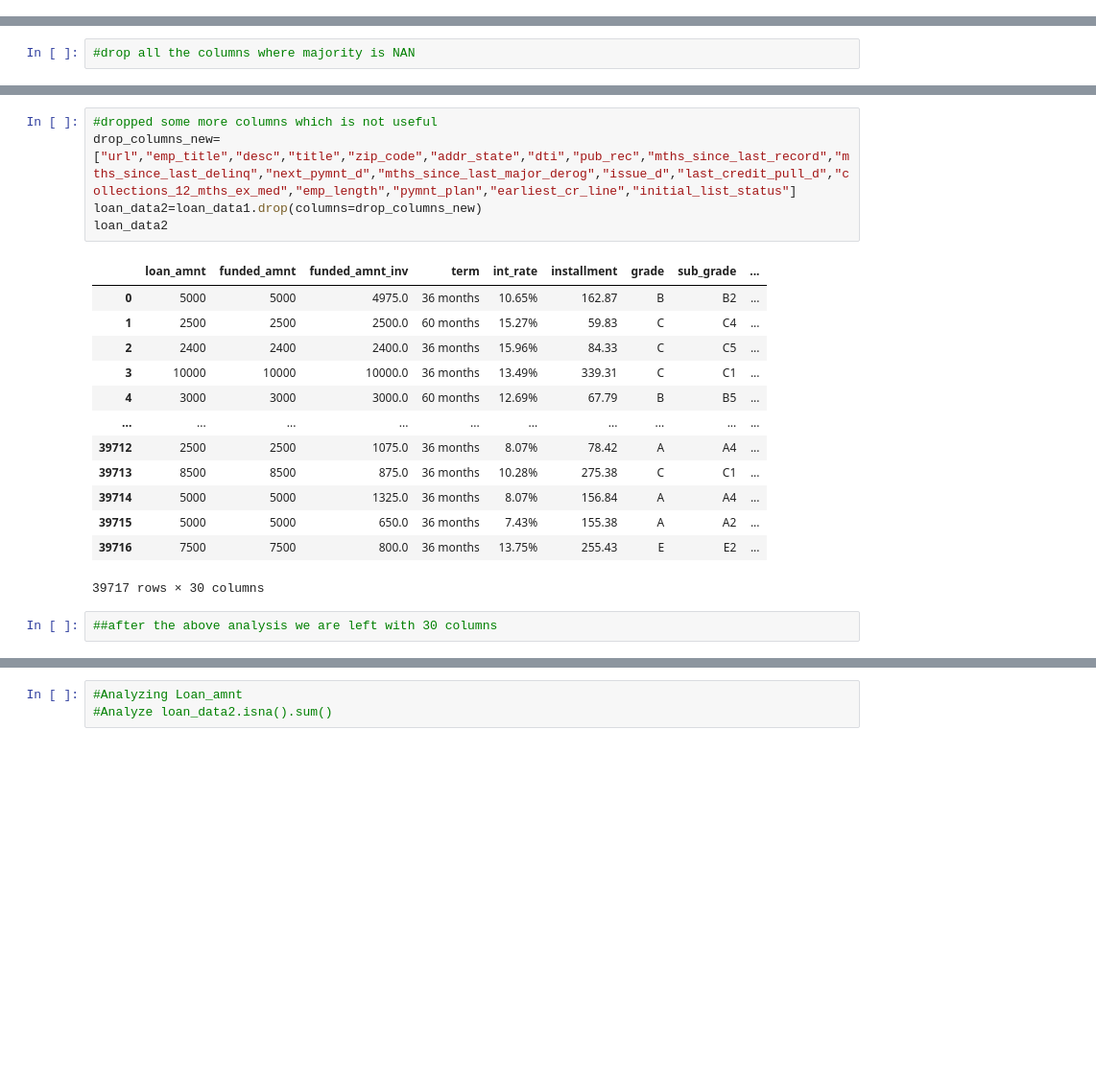
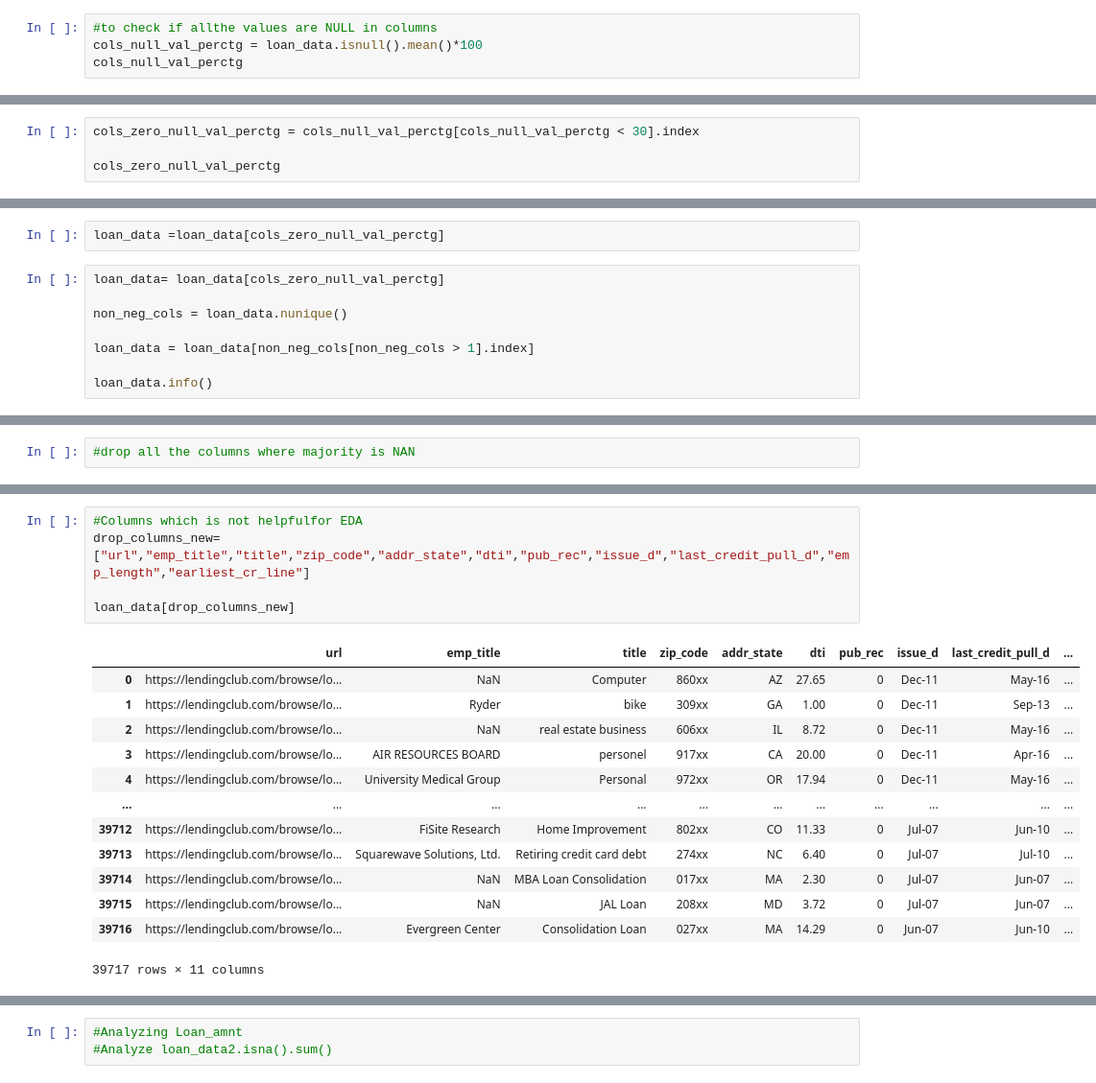
Before and after one commit to vmishra0905/lending-club-case-study, a Jupyter notebook: loan_eda_final.ipynb, the cells around one changed output, grey strips where cells are left out. Shown at 96% size. Drawn from its saved outputs; the diff is of its cells as text; blank space fills up the shorter version.

Commit message:
updating eda analysis

```diff
--- a/loan_eda_final.ipynb
+++ b/loan_eda_final.ipynb
@@ -40,0 +23,4 @@ total_il_high_credit_limit 39717
+# %%
+#to check if allthe values are NULL in columns
+cols_null_val_perctg = loan_data.isnull().mean()*100
+cols_null_val_perctg
@@ -40,0 +40,4 @@ total_il_high_credit_limit 39717
+# %%
+cols_zero_null_val_perctg = cols_null_val_perctg[cols_null_val_perctg < 30].index
+
+cols_zero_null_val_perctg
@@ -40,0 +59,10 @@ total_il_high_credit_limit 39717
+# %%
+loan_data =loan_data[cols_zero_null_val_perctg]
+# %%
+loan_data= loan_data[cols_zero_null_val_perctg]
+
+non_neg_cols = loan_data.nunique()
+
+loan_data = loan_data[non_neg_cols[non_neg_cols > 1].index]
+
+loan_data.info()
@@ -74,21 +148,19 @@ loan_data.describe()
 # %%
-#dropped some more columns which is not useful
-drop_columns_new=["url","emp_title","desc","title","zip_code","addr_state","dti","pub_rec","mths_since_last_record","mths_since_last_delinq","next_pymnt_d","mths_since_last_major_derog","issue_d","last_credit_pull_d","collections_12_mths_ex_med","emp_length","pymnt_plan","earliest_cr_line","initial_list_status"]
-loan_data2=loan_data1.drop(columns=drop_columns_new)
-loan_data2
+#Columns which is not helpfulfor EDA
+drop_columns_new=["url","emp_title","title","zip_code","addr_state","dti","pub_rec","issue_d","last_credit_pull_d","emp_length","earliest_cr_line"]
+
+loan_data[drop_columns_new]
 # %% [output]
-|  | loan_amnt | funded_amnt | funded_amnt_inv | term | int_rate | installment | grade | sub_grade | ... |
-| 0 | 5000 | 5000 | 4975.0 | 36 months | 10.65% | 162.87 | B | B2 | ... |
-| 1 | 2500 | 2500 | 2500.0 | 60 months | 15.27% | 59.83 | C | C4 | ... |
-| 2 | 2400 | 2400 | 2400.0 | 36 months | 15.96% | 84.33 | C | C5 | ... |
-| 3 | 10000 | 10000 | 10000.0 | 36 months | 13.49% | 339.31 | C | C1 | ... |
-| 4 | 3000 | 3000 | 3000.0 | 60 months | 12.69% | 67.79 | B | B5 | ... |
-| ... | ... | ... | ... | ... | ... | ... | ... | ... | ... |
-| 39712 | 2500 | 2500 | 1075.0 | 36 months | 8.07% | 78.42 | A | A4 | ... |
-| 39713 | 8500 | 8500 | 875.0 | 36 months | 10.28% | 275.38 | C | C1 | ... |
-| 39714 | 5000 | 5000 | 1325.0 | 36 months | 8.07% | 156.84 | A | A4 | ... |
-| 39715 | 5000 | 5000 | 650.0 | 36 months | 7.43% | 155.38 | A | A2 | ... |
-| 39716 | 7500 | 7500 | 800.0 | 36 months | 13.75% | 255.43 | E | E2 | ... |
+|  | url | emp_title | title | zip_code | addr_state | dti | pub_rec | issue_d | last_credit_pull_d | ... |
+| 0 | https://lendingclub.com/browse/lo... | NaN | Computer | 860xx | AZ | 27.65 | 0 | Dec-11 | May-16 | ... |
+| 1 | https://lendingclub.com/browse/lo... | Ryder | bike | 309xx | GA | 1.00 | 0 | Dec-11 | Sep-13 | ... |
+| 2 | https://lendingclub.com/browse/lo... | NaN | real estate business | 606xx | IL | 8.72 | 0 | Dec-11 | May-16 | ... |
+| 3 | https://lendingclub.com/browse/lo... | AIR RESOURCES BOARD | personel | 917xx | CA | 20.00 | 0 | Dec-11 | Apr-16 | ... |
+| 4 | https://lendingclub.com/browse/lo... | University Medical Group | Personal | 972xx | OR | 17.94 | 0 | Dec-11 | May-16 | ... |
+| ... | ... | ... | ... | ... | ... | ... | ... | ... | ... | ... |
+| 39712 | https://lendingclub.com/browse/lo... | FiSite Research | Home Improvement | 802xx | CO | 11.33 | 0 | Jul-07 | Jun-10 | ... |
+| 39713 | https://lendingclub.com/browse/lo... | Squarewave Solutions, Ltd. | Retiring credit card debt | 274xx | NC | 6.40 | 0 | Jul-07 | Jul-10 | ... |
+| 39714 | https://lendingclub.com/browse/lo... | NaN | MBA Loan Consolidation | 017xx | MA | 2.30 | 0 | Jul-07 | Jun-07 | ... |
+| 39715 | https://lendingclub.com/browse/lo... | NaN | JAL Loan | 208xx | MD | 3.72 | 0 | Jul-07 | Jun-07 | ... |
+| 39716 | https://lendingclub.com/browse/lo... | Evergreen Center | Consolidation Loan | 027xx | MA | 14.29 | 0 | Jun-07 | Jun-10 | ... |
-39717 rows × 30 columns
+39717 rows × 11 columns
-# %%
-##after the above analysis we are left with 30 columns
```
Also changed, not shown: parts of 104 cells of this notebook.
